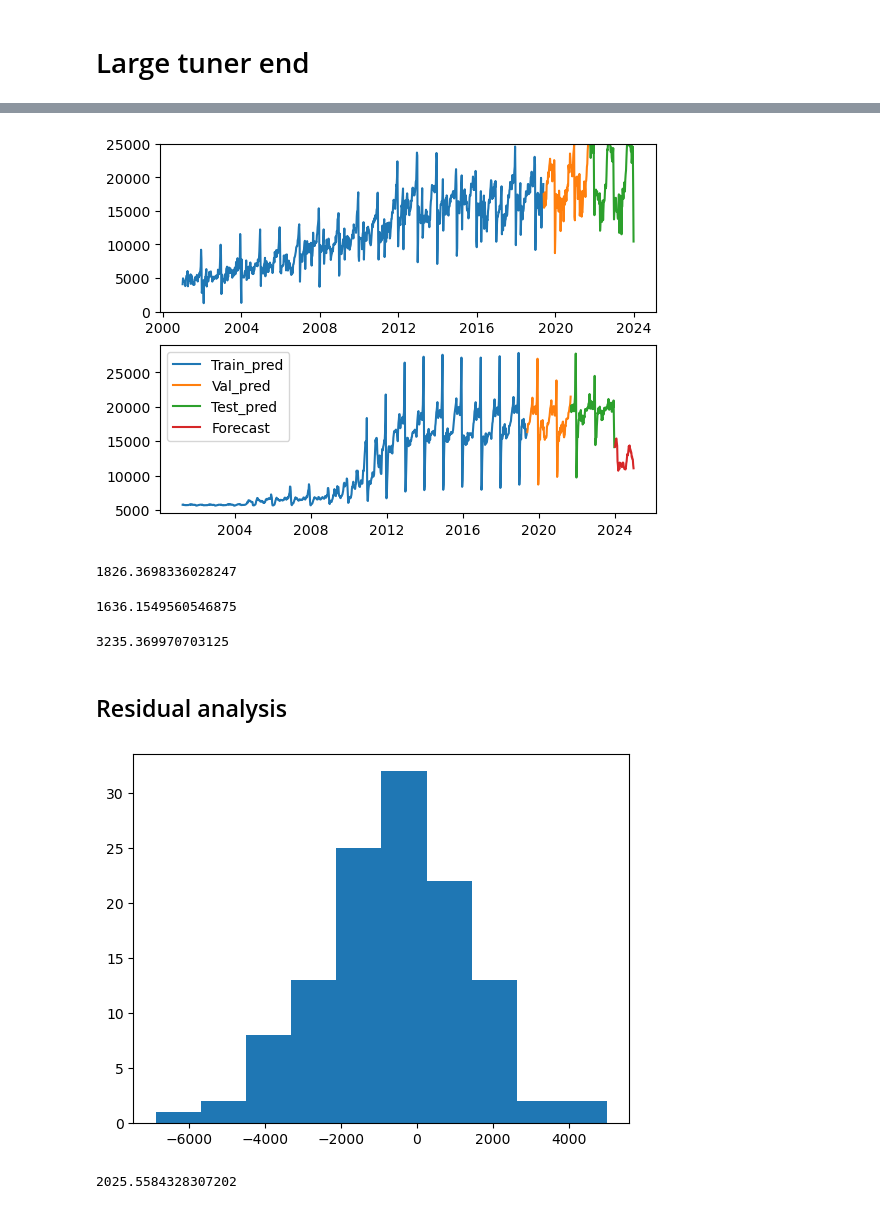
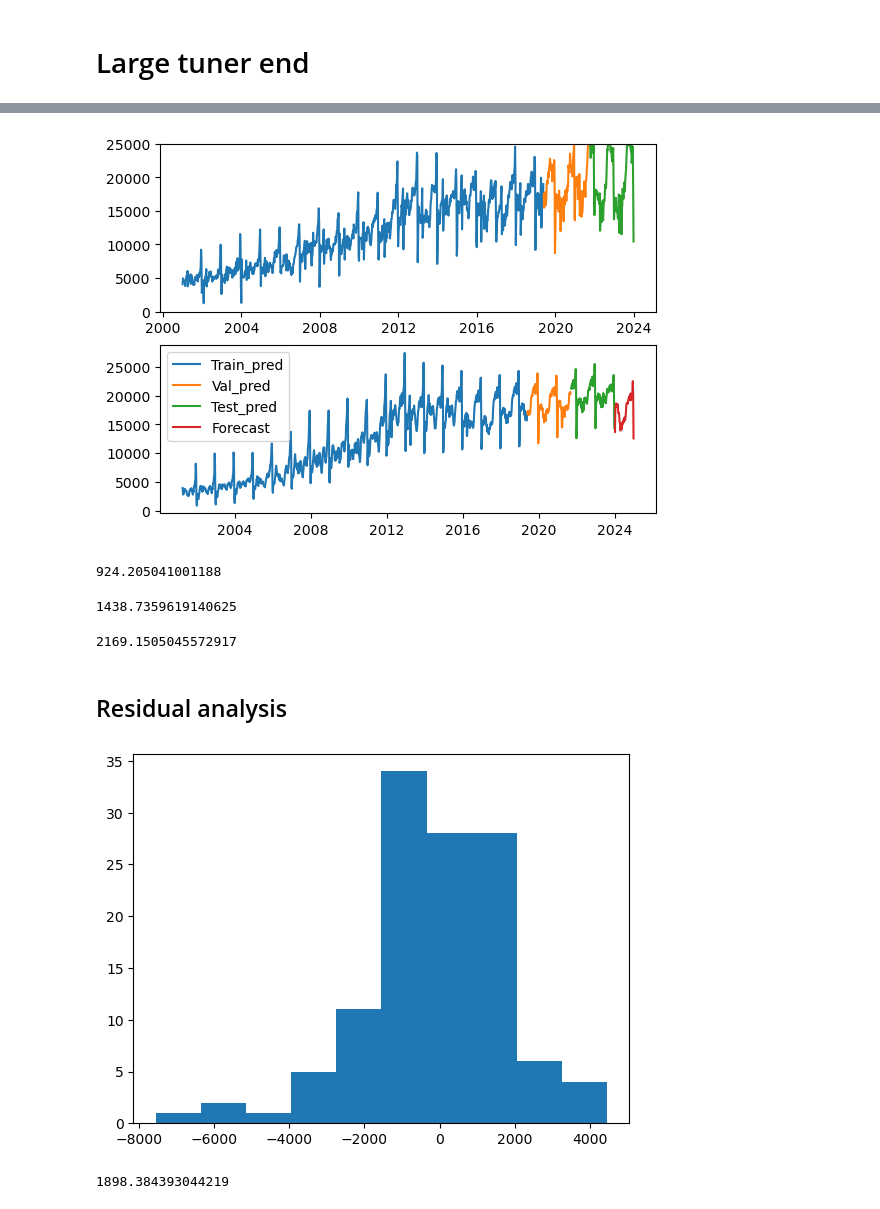
Before and after one commit to DataJakob/DT8807-Advanced-Topics-in-Deep-Learning, a Jupyter notebook: Feature_Engineering_and_Modelling.ipynb, the cells around one changed output, grey strips where cells are left out. Drawn from its saved outputs; the diff is of its cells as text; code cells hidden in the pictures.

```diff
--- a/Feature_Engineering_and_Modelling.ipynb
+++ b/Feature_Engineering_and_Modelling.ipynb
@@ -505,25 +426,25 @@ Model: "sequential"
 
 model = keras.Sequential([
     layers.Input(shape=(14,58), name='input_layer'),
-    layers.LSTM(units=20 ,return_sequences=True),
+    layers.LSTM(units=35 ,return_sequences=True),
     layers.LSTM(units=50),
-    layers.Dense(units=50 ,activation='relu'),
+    layers.Dense(units=500 ,activation='gelu'),
     layers.BatchNormalization(),
     layers.Dropout(0.5),
-    layers.Dense(units=329,activation='relu'),
+    layers.Dense(units=950,activation='selu'),
+    layers.Dropout(0.3),
+    layers.Dense(units=950,activation='selu'),
+    layers.Dropout(0.3),
+    layers.BatchNormalization(),
+    layers.Dense(units=950 ,activation='silu', kernel_regularizer=regularizers.l2(0.01)),
+    layers.BatchNormalization(),
     layers.Dropout(0.45),
-    layers.Dense(units=590,activation='selu'),
-    layers.Dropout(0.45),
-    layers.BatchNormalization(),
-    layers.Dense(units=1490 ,activation='selu', kernel_regularizer=regularizers.l2(0.01)),
-    layers.BatchNormalization(),
-    layers.Dropout(0.),
-    layers.Dense(units=869,activation='relu'),
-    layers.Dense(units=590,activation='relu'),
+    layers.Dense(units=518,activation='relu'),
+    layers.Dense(units=770,activation='relu'),
     layers.Dense(1)
     ])
 
-optimizer = RMSprop(learning_rate=0.0045)
+optimizer = RMSprop(learning_rate=0.0015)
 model.compile(optimizer=optimizer,
             loss = 'mae')
 tuner_callback=EarlyStopping(monitor='val_loss',
@@ -531,7 +452,7 @@ tuner_callback=EarlyStopping(monitor='val_loss',
                             patience=40,
                             restore_best_weights=True)
 history = model.fit(X_train_preprocessed, y_train_pre,
-            epochs=120, batch_size=20,
+            epochs=250, batch_size=40,
             validation_data=(X_val_preprocessed,y_val_pre),
             callbacks=[tuner_callback])
 # %% [output]
@@ -613,20 +536,20 @@ forecast = model.predict(X_fore_preprocessed)
 # %%
 fig,ax = plt.subplots(2)
 ax[0].plot(y_train, label='Train')
 ax[0].plot(y_val, label='Valid')
 ax[0].plot(y_test, label='Test')
 ax[0].set_ylim(0,25000)
 
 ax[1].plot(X_train.index[13:], train_pred, label='Train_pred')
 ax[1].plot(X_val.index[:], val_pred, label='Val_pred')
 ax[1].plot(X_test.index[:], test_pred, label='Test_pred')
-ax[1].plot(fdf.index[:], forecast, label='Forecast')
+ax[1].plot(X_forecast.index[:], forecast, label='Forecast')
 # ax[1].set_ylim(0,35000)
 
 plt.legend()
 plt.show()
 # %% [output]
-[figure, old version]
+[figure, new version]
 # %%
 # from sklearn.metrics import root_mean_squared_error as RMSE
 # from sklearn.metrics import mean_absolute_percentage_error as
@@ -636,15 +559,15 @@ from sklearn.metrics import mean_absolute_error as MAE
 # %%
 MAE(y_train_pre, train_pred)
 # %% [output]
-1826.3698336028247
+924.205041001188
 # %%
 MAE(y_val_pre, val_pred)
 # %% [output]
-1636.1549560546875
+1438.7359619140625
 # %%
 MAE(y_test_pre, test_pred)
 # %% [output]
-3235.369970703125
+2169.1505045572917
 # %% [markdown]
 <h2> Residual analysis
 # %%
@@ -655,14 +578,14 @@ residuals = val_pred.flatten() - y_val_pre
 plt.hist(residuals)
 plt.show()
 # %% [output]
-[figure, old version]
+[figure, new version]
 # %%
 my = np.mean(residuals)
 # %%
 std = np.std(residuals)
 std
 # %% [output]
-2025.5584328307202
+1898.384393044219
 # %%
 print('lower')
 my- std*1.28
```
Also changed, not shown: parts of 13 cells of this notebook, 48 other files.
